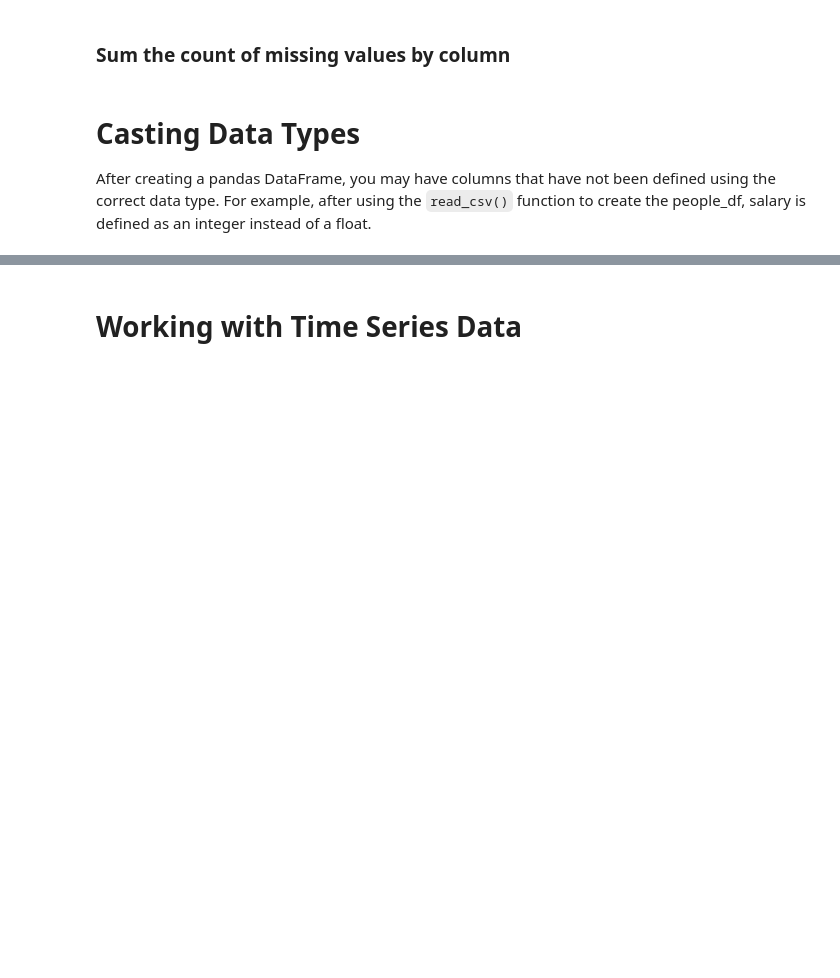
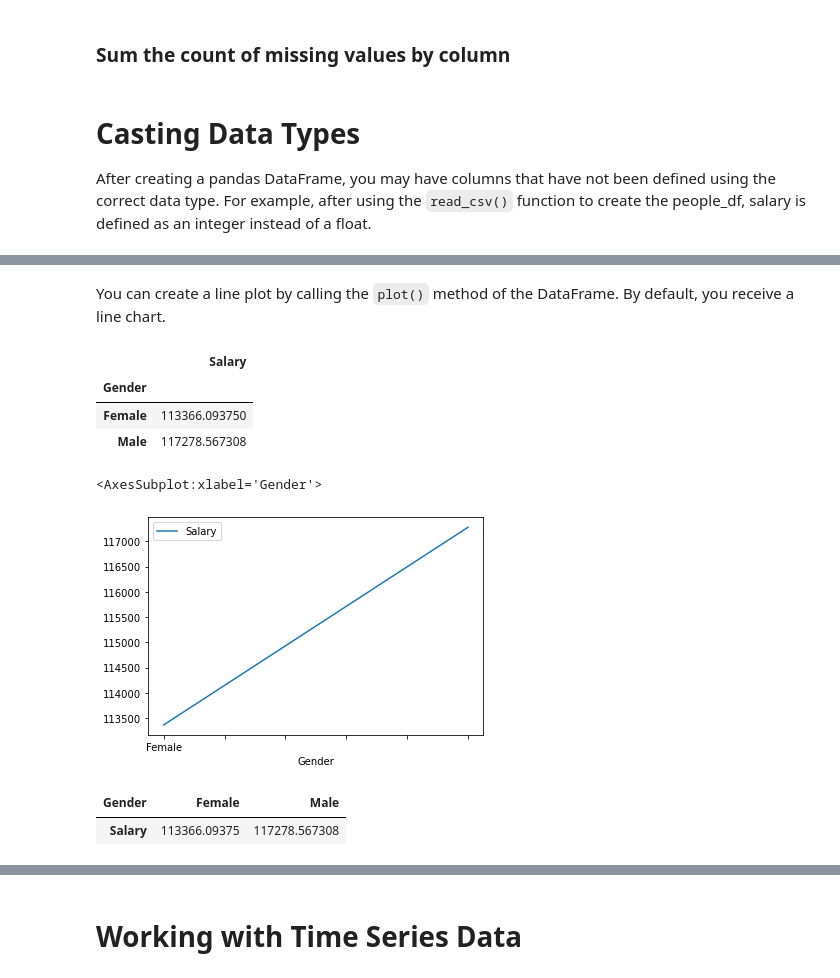
Before and after one commit to gregbott/Python_For_Business_Students, a Jupyter notebook: Pandas2.ipynb, the cells around one changed output, grey strips where cells are left out. Cells and saved outputs as stored; diff of their text form; code cells hidden in the pictures; blank space fills up the shorter version.

````diff
--- a/Pandas2.ipynb
+++ b/Pandas2.ipynb
@@ -696,0 +795,20 @@ df_people['Salary'] = df_people['Salary'].astype(float)
+# %% [markdown]
+You can create a line plot by calling the ```plot()``` method of the DataFrame. By default, you receive a line chart.
+# %%
+df_sal_exp = df_people.groupby('Gender')[['Salary']].mean()
+df_sal_exp
+# %% [output]
+|  | Salary |
+| Gender |  |
+| Female | 113366.093750 |
+| Male | 117278.567308 |
+# %%
+df_sal_exp.plot()
+# %% [output]
+<AxesSubplot:xlabel='Gender'>
+[figure, added]
+# %%
+df_sal_exp.transpose()
+# %% [output]
+| Gender | Female | Male |
+| Salary | 113366.09375 | 117278.567308 |
````
Also changed, not shown: parts of 15 cells of this notebook, 1 other file.
